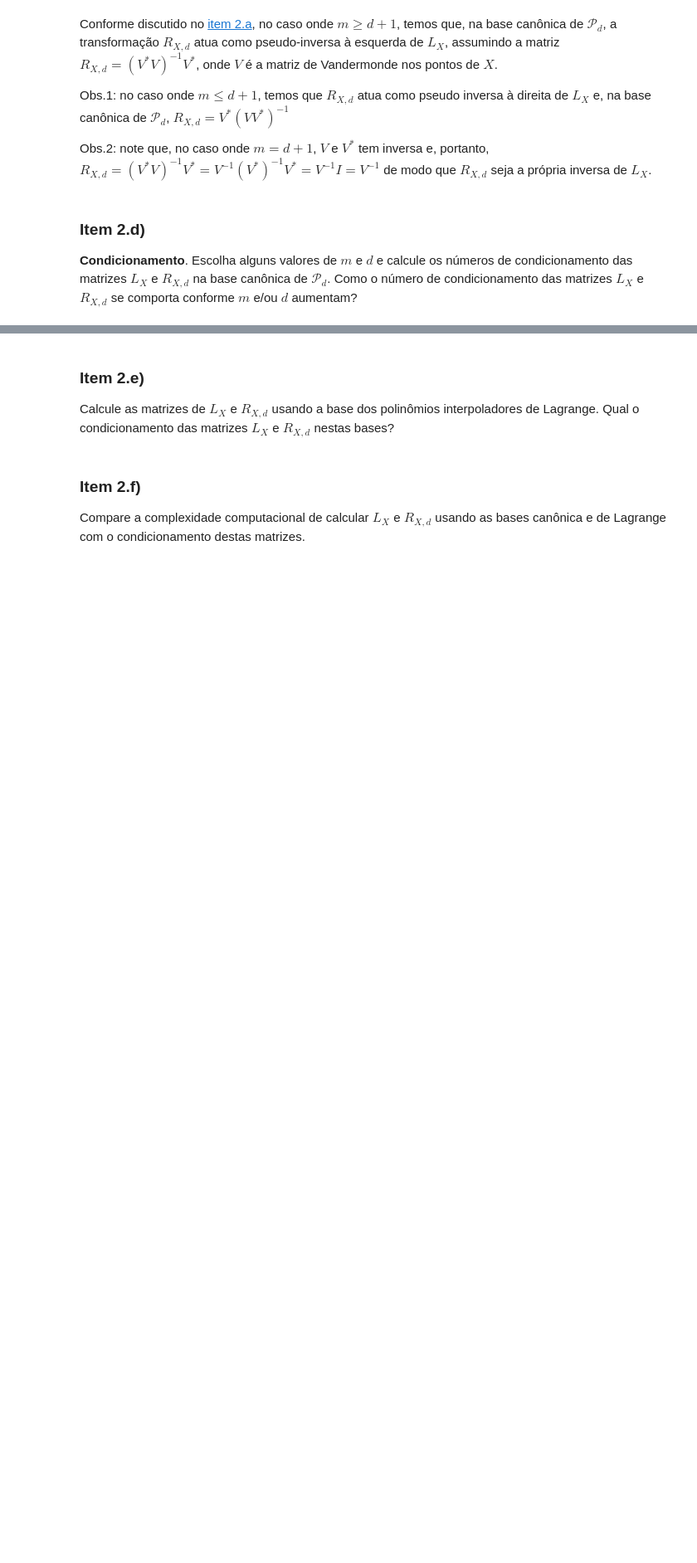
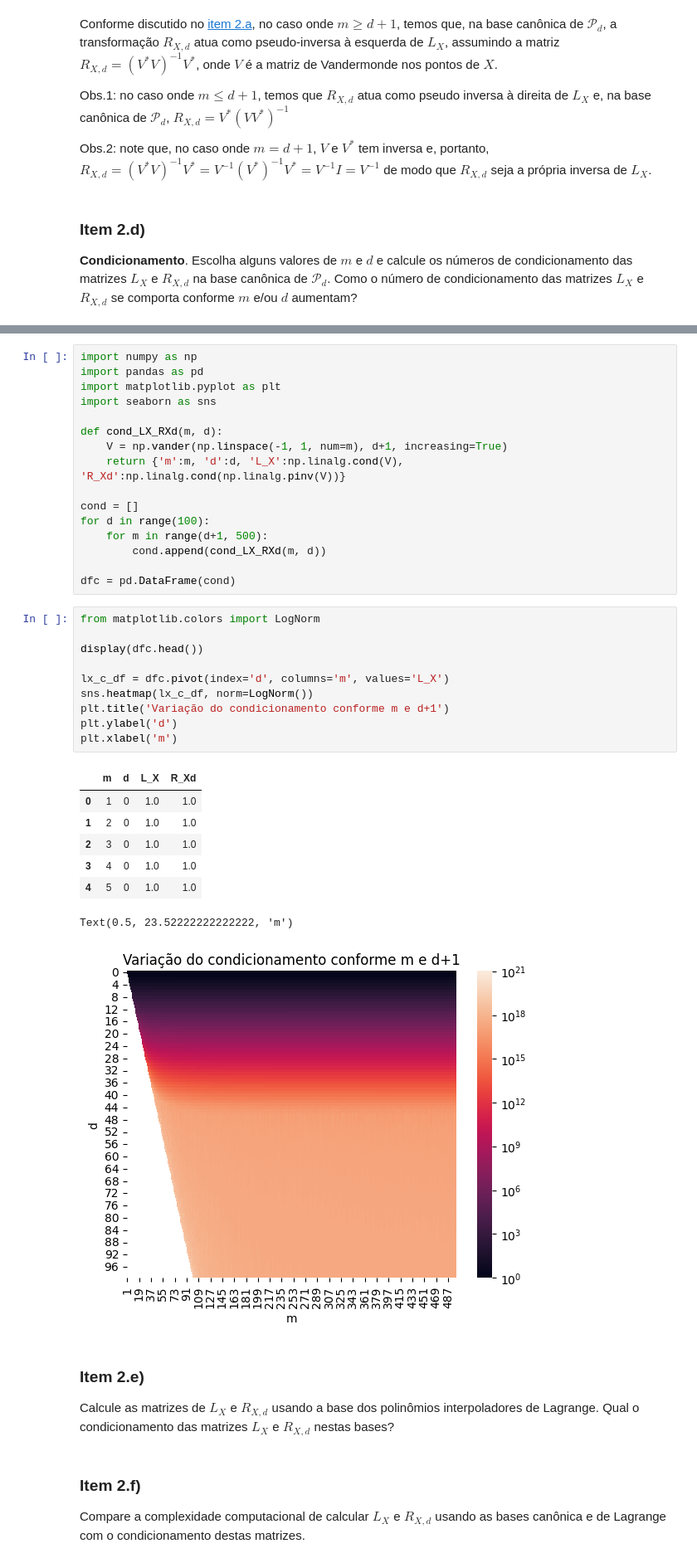
Before and after one commit to d4ruh/ALN_proj_03, a Jupyter notebook: p3.ipynb, the cells around one changed output, grey strips where cells are left out. Shown at 83% size. Saved outputs shown, nothing was run; the diff lists cells and outputs as text; blank space fills up the shorter version.

```diff
--- a/p3.ipynb
+++ b/p3.ipynb
@@ -273,3 +305,38 @@ $$
+# %%
+import numpy as np
+import pandas as pd
+import matplotlib.pyplot as plt
+import seaborn as sns
+
+def cond_LX_RXd(m, d):
+    V = np.vander(np.linspace(-1, 1, num=m), d+1, increasing=True)
+    return {'m':m, 'd':d, 'L_X':np.linalg.cond(V), 'R_Xd':np.linalg.cond(np.linalg.pinv(V))}
+
+cond = []
+for d in range(100):
+    for m in range(d+1, 500):
+        cond.append(cond_LX_RXd(m, d))
+
+dfc = pd.DataFrame(cond)
+# %%
+from matplotlib.colors import LogNorm
+
+display(dfc.head())
+
+lx_c_df = dfc.pivot(index='d', columns='m', values='L_X')
+sns.heatmap(lx_c_df, norm=LogNorm())
+plt.title('Variação do condicionamento conforme m e d+1')
+plt.ylabel('d')
+plt.xlabel('m')
+# %% [output]
+|  | m | d | L_X | R_Xd |
+| 0 | 1 | 0 | 1.0 | 1.0 |
+| 1 | 2 | 0 | 1.0 | 1.0 |
+| 2 | 3 | 0 | 1.0 | 1.0 |
+| 3 | 4 | 0 | 1.0 | 1.0 |
+| 4 | 5 | 0 | 1.0 | 1.0 |
+Text(0.5, 23.52222222222222, 'm')
+[figure, added]
 # %% [markdown]
 ### Item 2.e)
 Calcule as matrizes de $L_X$ e $R_{X,d}$ usando a base dos polinômios interpoladores de Lagrange. Qual o condicionamento das matrizes $L_X$ e $R_{X,d}$ nestas bases?
```
Also changed, not shown: parts of 2 cells of this notebook.
